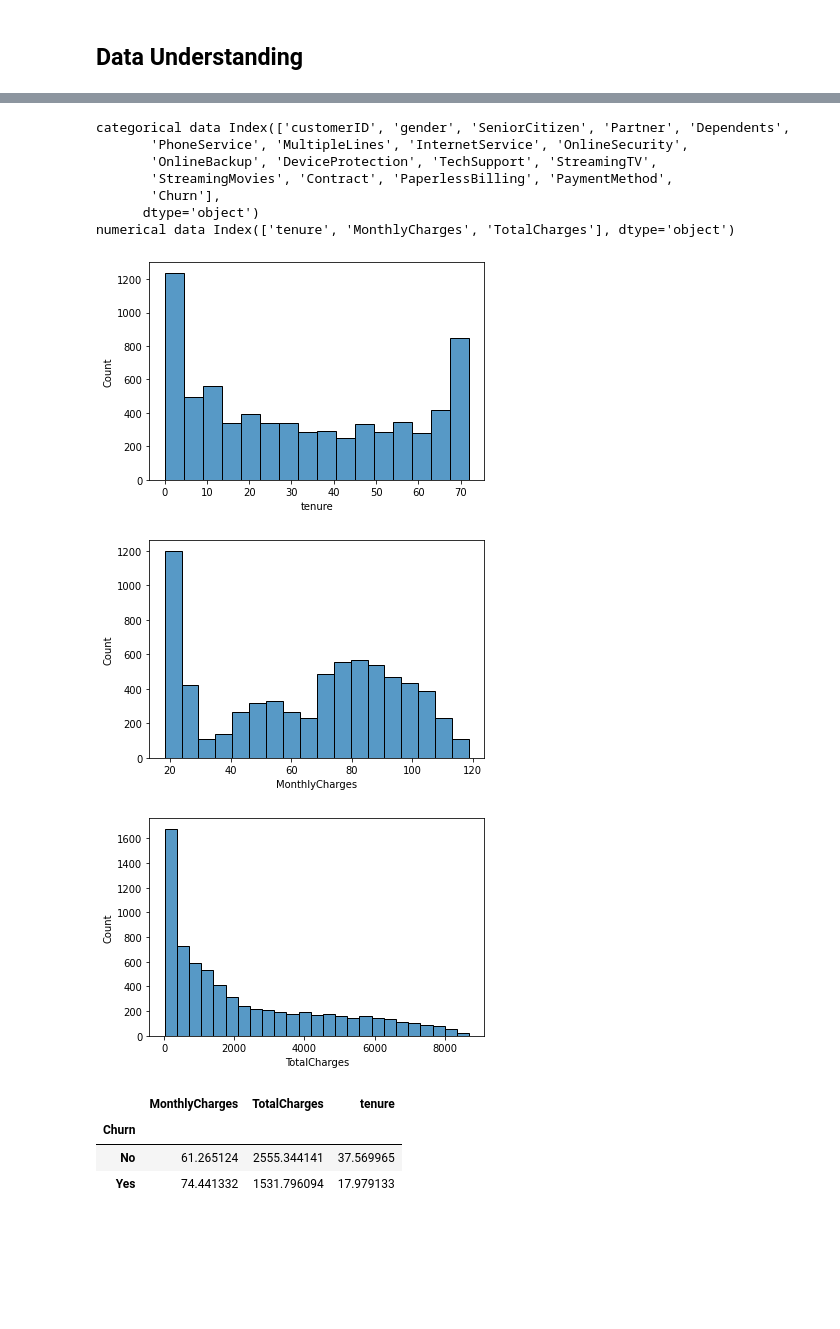
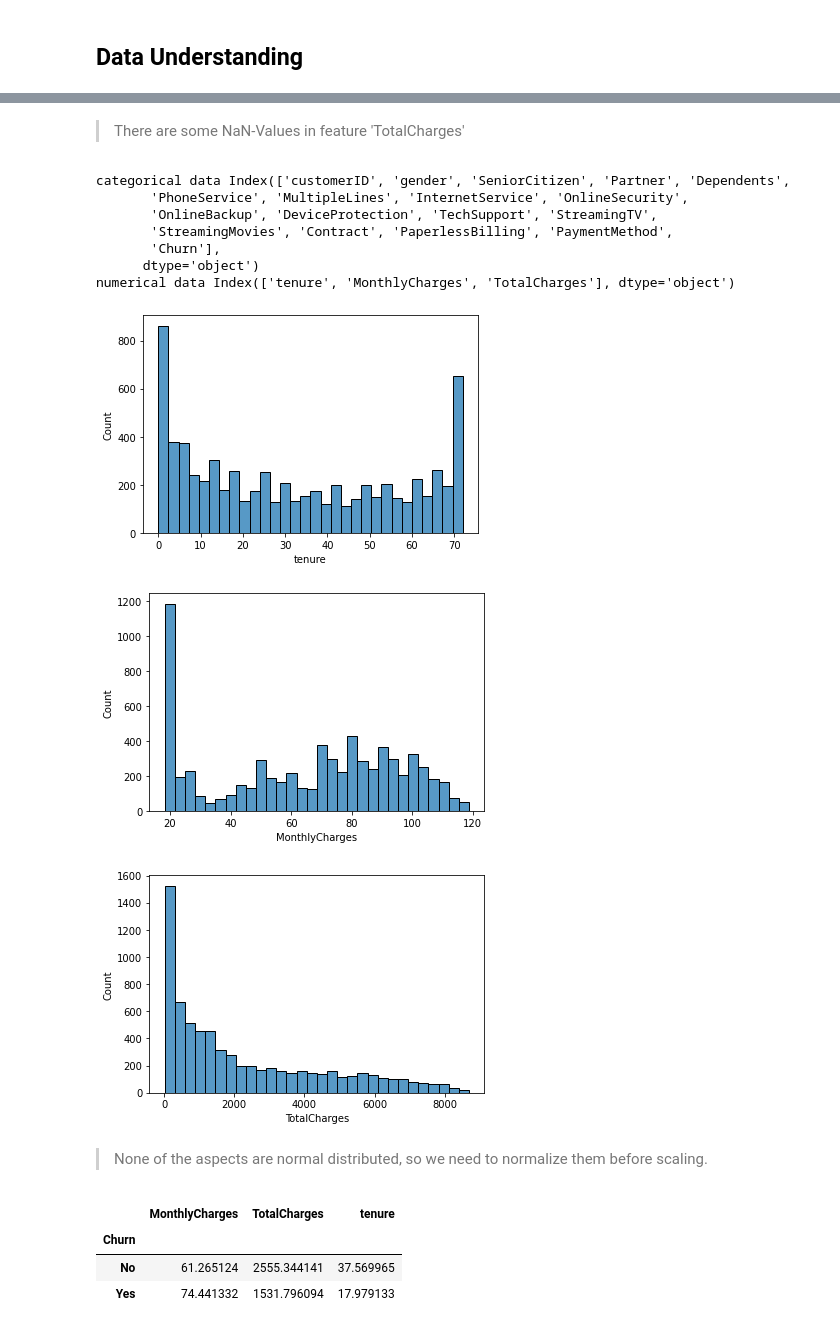
Before and after one commit to phisinger/Predict-telco-churn, a Jupyter notebook: notebooks/1-data_understanding_prerparation.ipynb, the cells around one changed output, grey strips where cells are left out. Saved outputs shown, nothing was run; the diff lists cells and outputs as text; code cells hidden in the pictures; blank space fills up the shorter version.

```diff
--- a/notebooks/1-data_understanding_prerparation.ipynb
+++ b/notebooks/1-data_understanding_prerparation.ipynb
@@ -102,6 +102,8 @@ MonthlyCharges      False
 TotalCharges         True
 Churn               False
 dtype: bool
+# %% [markdown]
+> There are some NaN-Values in feature 'TotalCharges'
 # %%
 # change obviously wrong data types such as SeniorCitizen and TotalCharges
 telco_data["SeniorCitizen"] = telco_data["SeniorCitizen"].replace(to_replace={0 : "No", 1 : "Yes"}, value=None)
@@ -124,14 +126,14 @@ numerical data Index(['tenure', 'MonthlyCharges', 'TotalCharges'], dtype='object
 # %%
 # show distribution of all numerical data
 for c in num_features:
-    sns.histplot(data=telco_data, x=c)
+    sns.histplot(data=telco_data, x=c, bins=30)
     plt.show()
-
-# => None of the aspects are normal distributed, so we need to normalize them before scaling
 # %% [output]
-[figure, old version]
+[figure, new version]
-[figure, old version]
+[figure, new version]
-[figure, old version]
+[figure, new version]
+# %% [markdown]
+> None of the aspects are normal distributed, so we need to normalize them before scaling.
 # %%
 # make a pivot table to compare churn rate over the numerical features
 pd.pivot_table(data=telco_data, index="Churn", values=num_features)
```
Also changed, not shown: parts of 12 cells of this notebook, 1 other file.
